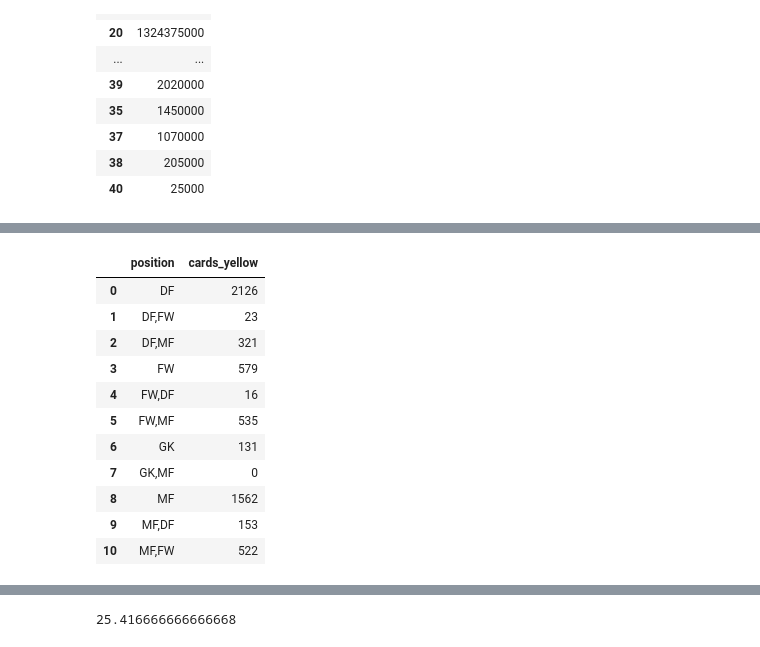
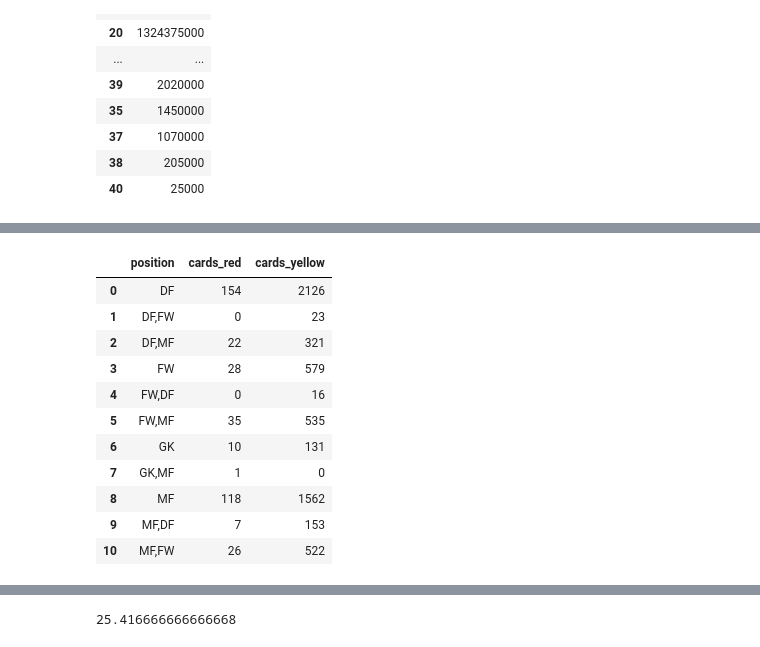
Before and after one commit to RockyOwens/Project1, a Jupyter notebook: SoccerPlayerAnalysis.ipynb, the cells around one changed output, grey strips where cells are left out. Drawn from its saved outputs; the diff is of its cells as text; code cells hidden in the pictures.

```diff
--- a/SoccerPlayerAnalysis.ipynb
+++ b/SoccerPlayerAnalysis.ipynb
@@ -278,20 +283,21 @@ px.scatter(clean_data_df,x="age", y="value",width=600, height=400,hover_data=['p
 # %%
 # Determine which position has the most red cards
 
 red_cards = clean_data_df.groupby(['position'])['cards_red'].sum().reset_index()
 yellow_cards = clean_data_df.groupby(['position'])['cards_yellow'].sum().reset_index()
 
-card_stats_df =
+card_stats_df = pd.merge(red_cards,yellow_cards,on='position')
+card_stats_df
 # %% [output]
-|  | position | cards_yellow |
-| 0 | DF | 2126 |
-| 1 | DF,FW | 23 |
-| 2 | DF,MF | 321 |
-| 3 | FW | 579 |
-| 4 | FW,DF | 16 |
-| 5 | FW,MF | 535 |
-| 6 | GK | 131 |
-| 7 | GK,MF | 0 |
-| 8 | MF | 1562 |
-| 9 | MF,DF | 153 |
-| 10 | MF,FW | 522 |
+|  | position | cards_red | cards_yellow |
+| 0 | DF | 154 | 2126 |
+| 1 | DF,FW | 0 | 23 |
+| 2 | DF,MF | 22 | 321 |
+| 3 | FW | 28 | 579 |
+| 4 | FW,DF | 0 | 16 |
+| 5 | FW,MF | 35 | 535 |
+| 6 | GK | 10 | 131 |
+| 7 | GK,MF | 1 | 0 |
+| 8 | MF | 118 | 1562 |
+| 9 | MF,DF | 7 | 153 |
+| 10 | MF,FW | 26 | 522 |
```
Also changed, not shown: parts of 26 cells of this notebook, 4 other files.
